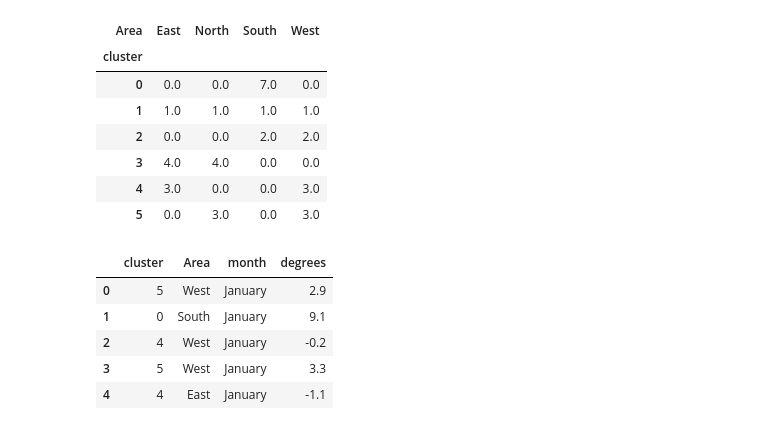
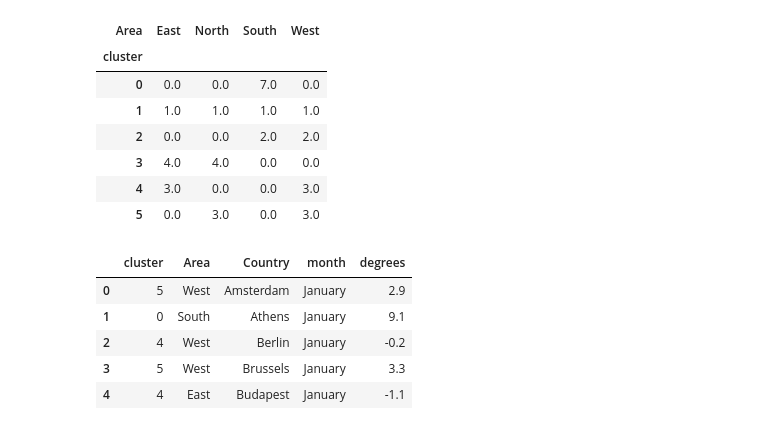
Before and after one commit to steed360/DimensionalityReduction, a Jupyter notebook: Notebooks/Cluster City Temperatures Using T-SNE .ipynb, the cells around one changed output. Saved outputs shown, nothing was run; the diff lists cells and outputs as text; code cells hidden in the pictures.

```diff
--- a/Notebooks/Cluster City Temperatures Using T-SNE .ipynb
+++ b/Notebooks/Cluster City Temperatures Using T-SNE .ipynb
@@ -113,24 +113,24 @@ df_out.groupby(['cluster', 'Area'])['cluster'].count().unstack().fillna(0)
 # %%
 #df_unpivoted = df_out.melt(id_vars=['car_model'], var_name='date', value_name='0-60mph_in_seconds')
 
-df_unpivoted = df_out.melt(id_vars=['cluster', 'Area'] ,
+df_unpivoted = df_out.melt(id_vars=['cluster', 'Area', 'Country'] ,
                           value_vars = ['January', 'February', 'March'
                                         , 'April', 'May', 'June'
                                         , 'July', 'August','September'
                                         , 'October', 'November', 'December'],
                            var_name ='month',
                            value_name='degrees')
 
 #df_out[['cluster']]
 df_unpivoted.head()
 #help ( df_out.melt)
 
 #df_unpivoted['variable'].unique()
 # %% [output]
-|  | cluster | Area | month | degrees |
-| 0 | 5 | West | January | 2.9 |
-| 1 | 0 | South | January | 9.1 |
-| 2 | 4 | West | January | -0.2 |
-| 3 | 5 | West | January | 3.3 |
-| 4 | 4 | East | January | -1.1 |
+|  | cluster | Area | Country | month | degrees |
+| 0 | 5 | West | Amsterdam | January | 2.9 |
+| 1 | 0 | South | Athens | January | 9.1 |
+| 2 | 4 | West | Berlin | January | -0.2 |
+| 3 | 5 | West | Brussels | January | 3.3 |
+| 4 | 4 | East | Budapest | January | -1.1 |
 # %%
```
Also changed, not shown: parts of 1 cell of this notebook.
